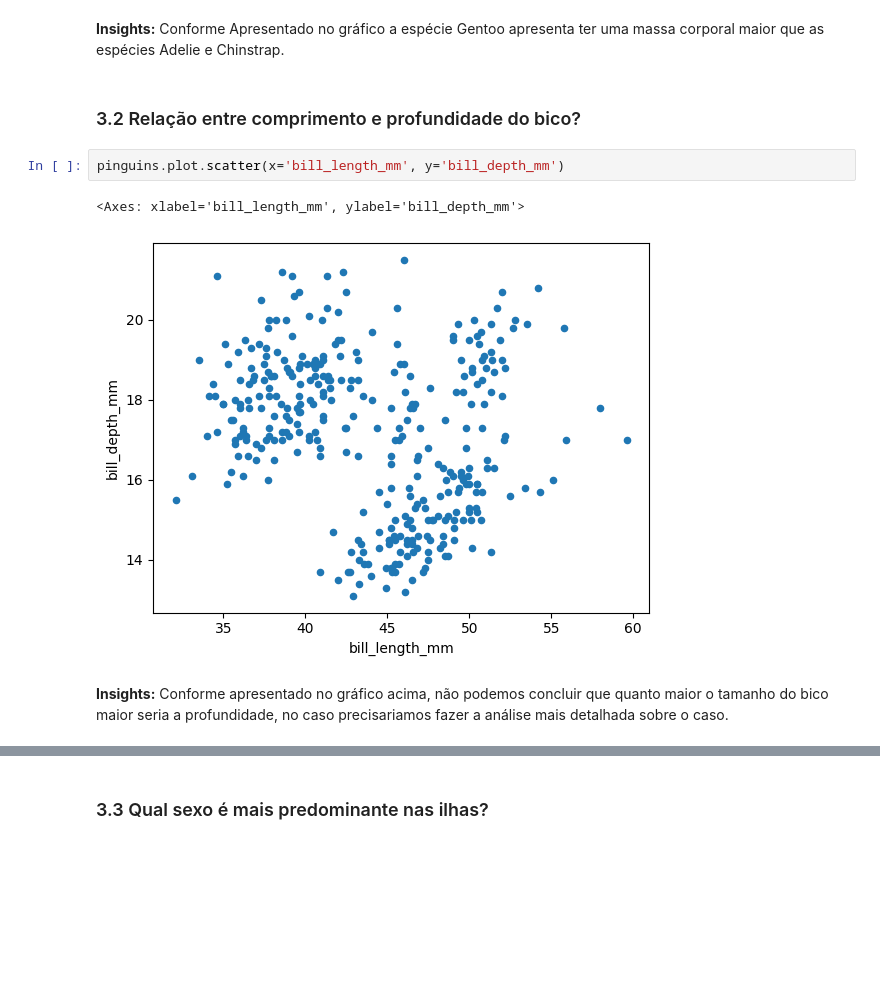
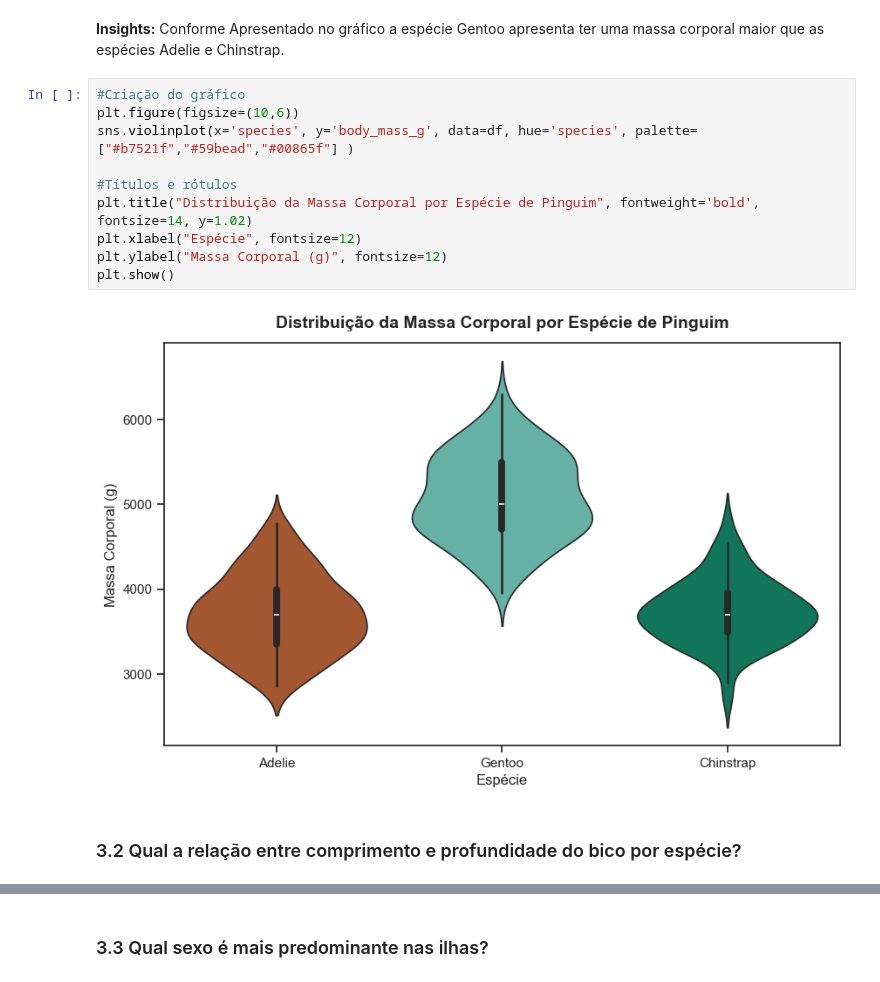
Before and after one commit to HalaneMoreira/avanti-bootcamp-cdd, a Jupyter notebook: notebooks/01-exploratory_data_analysis.ipynb, the cells around one changed output, grey strips where cells are left out. Saved outputs shown, nothing was run; the diff lists cells and outputs as text; blank space fills up the shorter version.

Commit message:
refactor: análise comparativa no notebook

```diff
--- a/notebooks/01-exploratory_data_analysis.ipynb
+++ b/notebooks/01-exploratory_data_analysis.ipynb
@@ -125,11 +168,16 @@ plt.show()
 # %% [markdown]
 **Insights:** Conforme Apresentado no gráfico a espécie Gentoo apresenta ter uma massa corporal maior que as espécies Adelie e Chinstrap.
+# %%
+#Criação do gráfico
+plt.figure(figsize=(10,6))
+sns.violinplot(x='species', y='body_mass_g', data=df, hue='species', palette=["#b7521f","#59bead","#00865f"] )
+
+#Títulos e rótulos
+plt.title("Distribuição da Massa Corporal por Espécie de Pinguim", fontweight='bold', fontsize=14, y=1.02)
+plt.xlabel("Espécie", fontsize=12)
+plt.ylabel("Massa Corporal (g)", fontsize=12)
+plt.show()
+# %% [output]
+[figure, added]
 # %% [markdown]
-### 3.2 Relação entre comprimento e profundidade do bico?
+### 3.2 Qual a relação entre comprimento e profundidade do bico por espécie?
-# %%
-pinguins.plot.scatter(x='bill_length_mm', y='bill_depth_mm')
-# %% [output]
-<Axes: xlabel='bill_length_mm', ylabel='bill_depth_mm'>
-[figure, removed]
-# %% [markdown]
-**Insights:** Conforme apresentado no gráfico acima, não podemos concluir que quanto maior o tamanho do bico maior seria a profundidade, no caso precisariamos fazer a análise mais detalhada sobre o caso.
```
Also changed, not shown: parts of 33 cells of this notebook, 4 other files.
